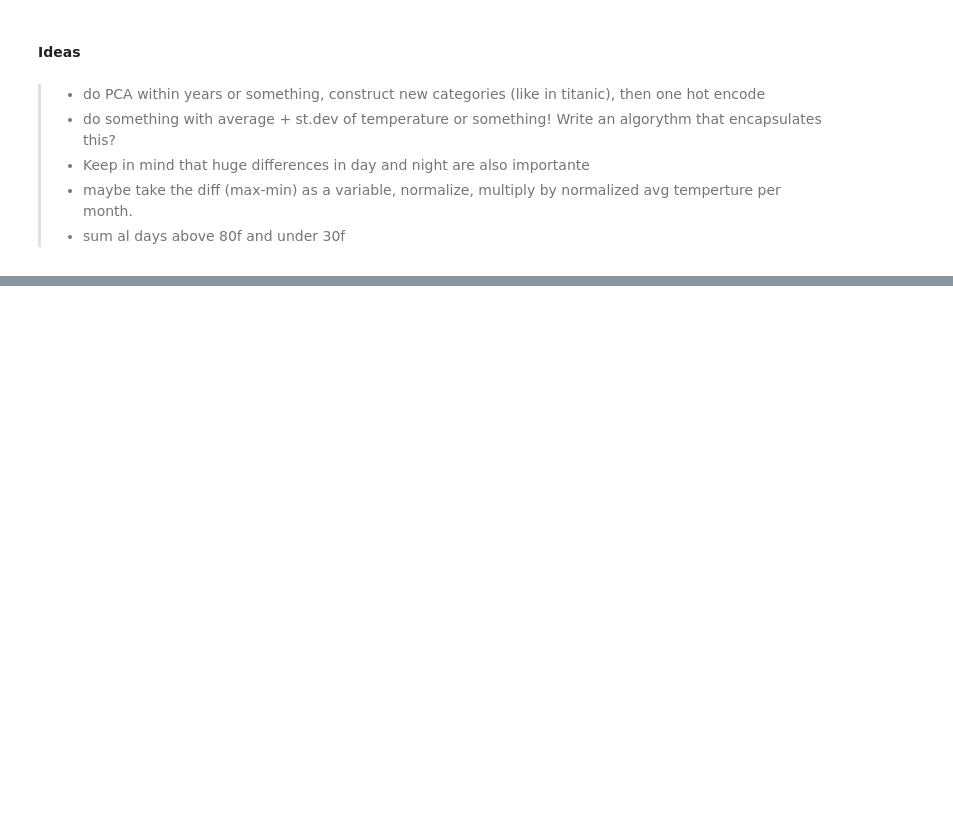
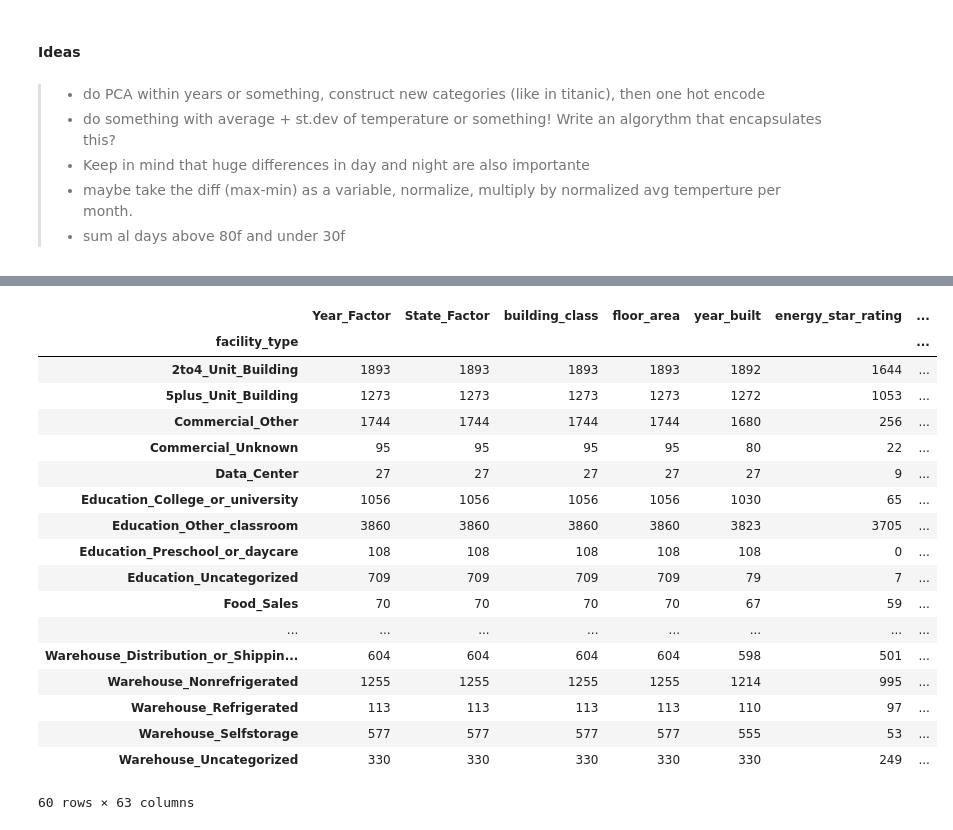
Before and after one commit to ccfelius/WIDS, a Jupyter notebook: stats/ExplorationStats.ipynb, the cells around one changed output, grey strips where cells are left out. Drawn from its saved outputs; the diff is of its cells as text; code cells hidden in the pictures; blank space fills up the shorter version.

```diff
--- a/stats/ExplorationStats.ipynb
+++ b/stats/ExplorationStats.ipynb
@@ -506,0 +658,22 @@ Correlations of 'site_eui':
+# %%
+data.groupby("facility_type").count()
+# %% [output]
+|  | Year_Factor | State_Factor | building_class | floor_area | year_built | energy_star_rating | ... |
+| facility_type |  |  |  |  |  |  | ... |
+| 2to4_Unit_Building | 1893 | 1893 | 1893 | 1893 | 1892 | 1644 | ... |
+| 5plus_Unit_Building | 1273 | 1273 | 1273 | 1273 | 1272 | 1053 | ... |
+| Commercial_Other | 1744 | 1744 | 1744 | 1744 | 1680 | 256 | ... |
+| Commercial_Unknown | 95 | 95 | 95 | 95 | 80 | 22 | ... |
+| Data_Center | 27 | 27 | 27 | 27 | 27 | 9 | ... |
+| Education_College_or_university | 1056 | 1056 | 1056 | 1056 | 1030 | 65 | ... |
+| Education_Other_classroom | 3860 | 3860 | 3860 | 3860 | 3823 | 3705 | ... |
+| Education_Preschool_or_daycare | 108 | 108 | 108 | 108 | 108 | 0 | ... |
+| Education_Uncategorized | 709 | 709 | 709 | 709 | 79 | 7 | ... |
+| Food_Sales | 70 | 70 | 70 | 70 | 67 | 59 | ... |
+| ... | ... | ... | ... | ... | ... | ... | ... |
+| Warehouse_Distribution_or_Shippin... | 604 | 604 | 604 | 604 | 598 | 501 | ... |
+| Warehouse_Nonrefrigerated | 1255 | 1255 | 1255 | 1255 | 1214 | 995 | ... |
+| Warehouse_Refrigerated | 113 | 113 | 113 | 113 | 110 | 97 | ... |
+| Warehouse_Selfstorage | 577 | 577 | 577 | 577 | 555 | 53 | ... |
+| Warehouse_Uncategorized | 330 | 330 | 330 | 330 | 330 | 249 | ... |
+60 rows × 63 columns
```
Also changed, not shown: parts of 37 cells of this notebook, 4 other files.
